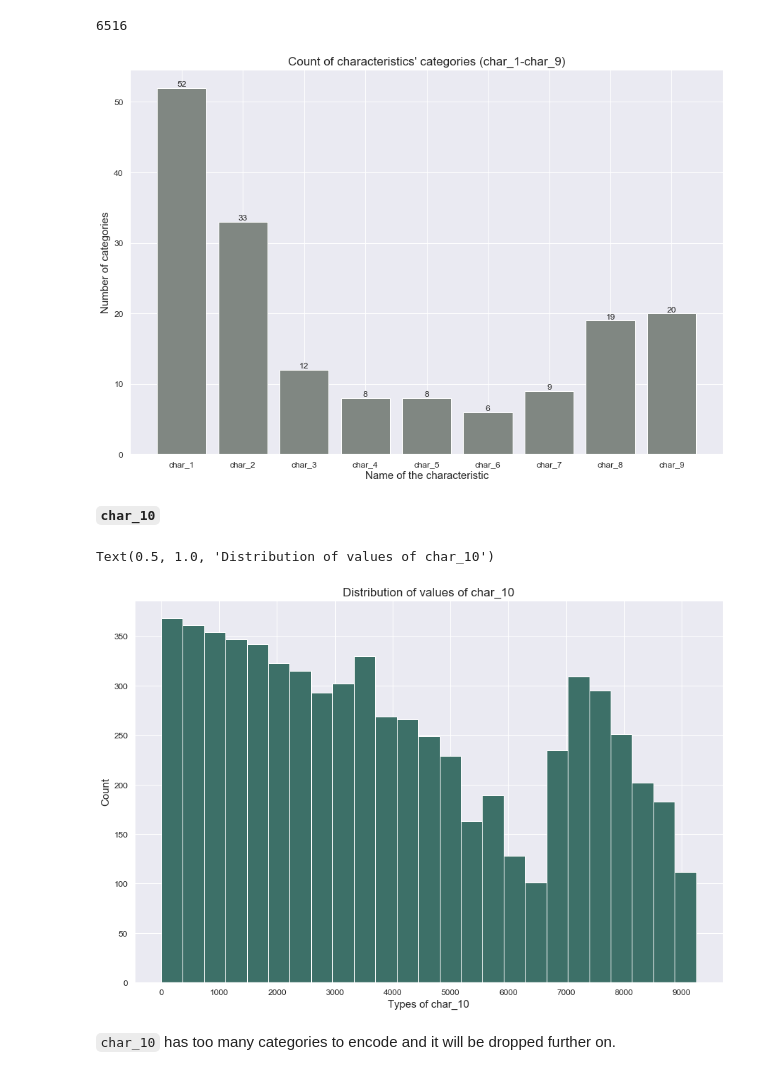
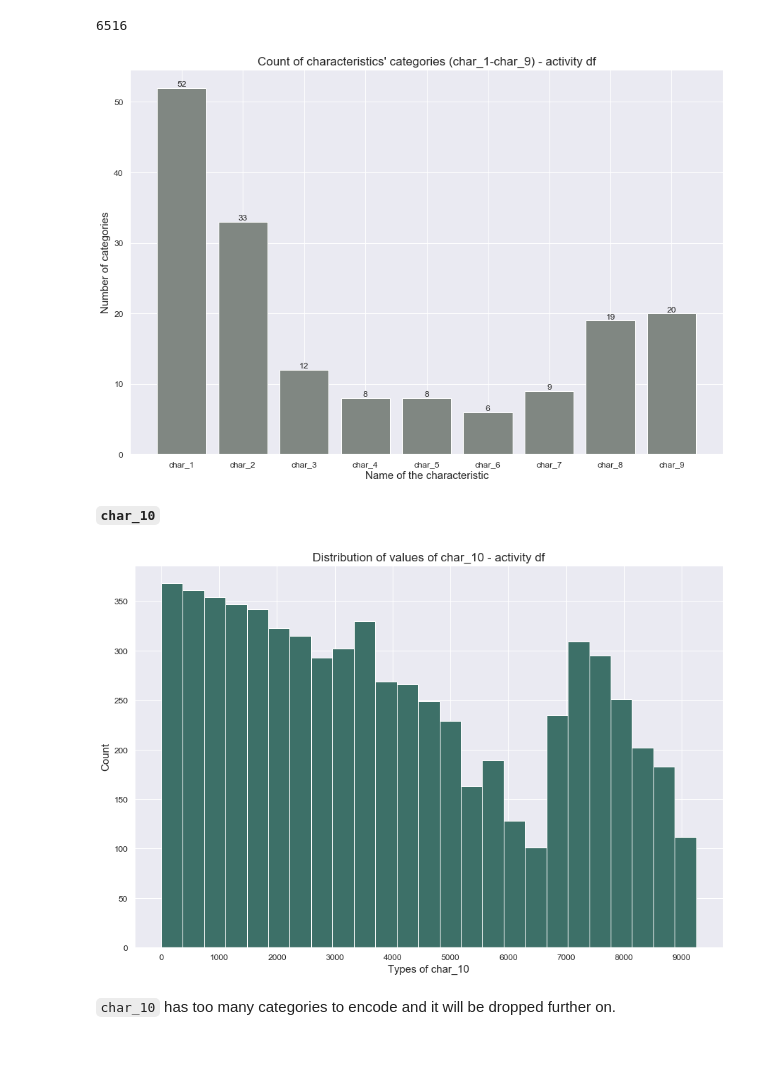
Before and after one commit to joanlenczuk/red_hat_project, a Jupyter notebook: data_exploration_red_hat.ipynb, the cells around one changed output. Drawn from its saved outputs; the diff is of its cells as text; code cells hidden in the pictures.

```diff
--- a/data_exploration_red_hat.ipynb
+++ b/data_exploration_red_hat.ipynb
@@ -36,0 +55,2 @@ plt.rc('axes', titlesize=BIGGER_SIZE)
+# %%
+plots_path = './plots'
@@ -394,14 +418,15 @@ chars_acts_unique.pop('char_10')
 # %%
 b = plt.bar(range(len(chars_acts_unique)), list(chars_acts_unique.values()), align='center', color = '#808782')
 plt.xticks(range(len(chars_acts_unique)), list(chars_acts_unique.keys()))
-plt.title("Count of characteristics' categories (char_1-char_9)")
+plt.title("Count of characteristics' categories (char_1-char_9) - activity df")
 plt.xlabel('Name of the characteristic')
 plt.ylabel('Number of categories')
 for var in b:
     height = var.get_height()
     plt.text(var.get_x()+ var.get_width()/2.0, height, '%d' % int(height), ha = 'center', va = 'bottom')
+plt.savefig(os.path.join(plots_path, "chars1to9_category_count_activitydf.png"))
 # %% [output]
-[figure, old version]
+[figure, new version]
 # %% [markdown]
 **`char_10`**
 # %%
@@ -411,10 +436,10 @@ plt.hist(char10_stats['type'], bins=25, color = '#3D7068')
 plt.xlabel('Types of char_10')
 plt.ylabel('Count')
 plt.xticks(ticks=list(range(0,9500,1000)))
-plt.title('Distribution of values of char_10')
+plt.title('Distribution of values of char_10 - activity df')
+plt.savefig(os.path.join(plots_path, "distribution_values_char10_activitydf.png"))
 # %% [output]
-Text(0.5, 1.0, 'Distribution of values of char_10')
-[figure, old version]
+[figure, new version]
 # %% [markdown]
 `char_10` has too many categories to encode and it will be dropped further on.
 # %% [markdown]
```
Also changed, not shown: parts of 24 cells of this notebook, 22 other files.
